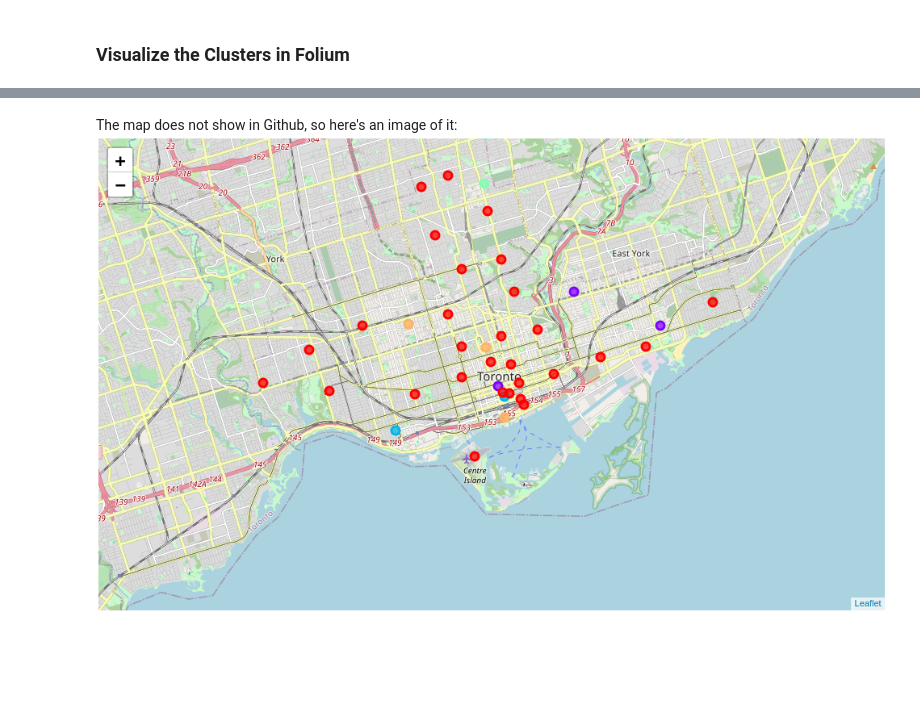
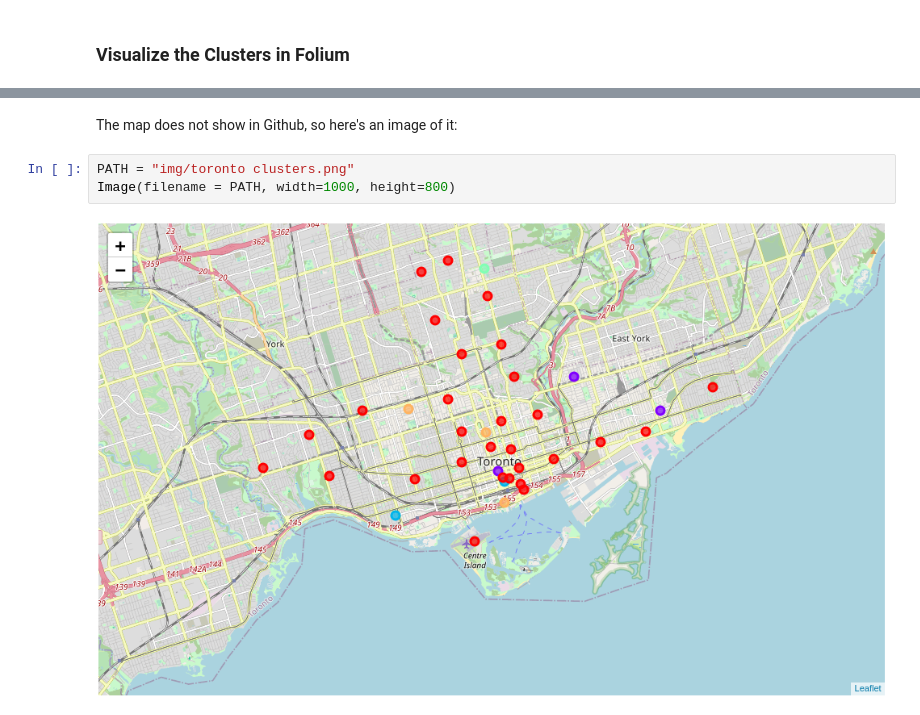
Before and after one commit to barzindoroodgar/Coursera_Capstone, a Jupyter notebook: Segmenting and Clustering Neighborhoods in Toronto.ipynb, the cells around one changed output, grey strips where cells are left out. Drawn from its saved outputs; the diff is of its cells as text; blank space fills up the shorter version.

```diff
--- a/Segmenting and Clustering Neighborhoods in Toronto.ipynb
+++ b/Segmenting and Clustering Neighborhoods in Toronto.ipynb
@@ -477,4 +482,8 @@ map_clusters
 [interactive output not drawn]
 # %% [markdown]
 The map does not show in Github, so here's an image of it:
-![toronto%20clusters.png](attachment:toronto%20clusters.png)
+# %%
+PATH = "img/toronto clusters.png"
+Image(filename = PATH, width=1000, height=800)
+# %% [output]
+[figure, added]
```
Also changed, not shown: parts of 3 cells of this notebook, 2 other files.
